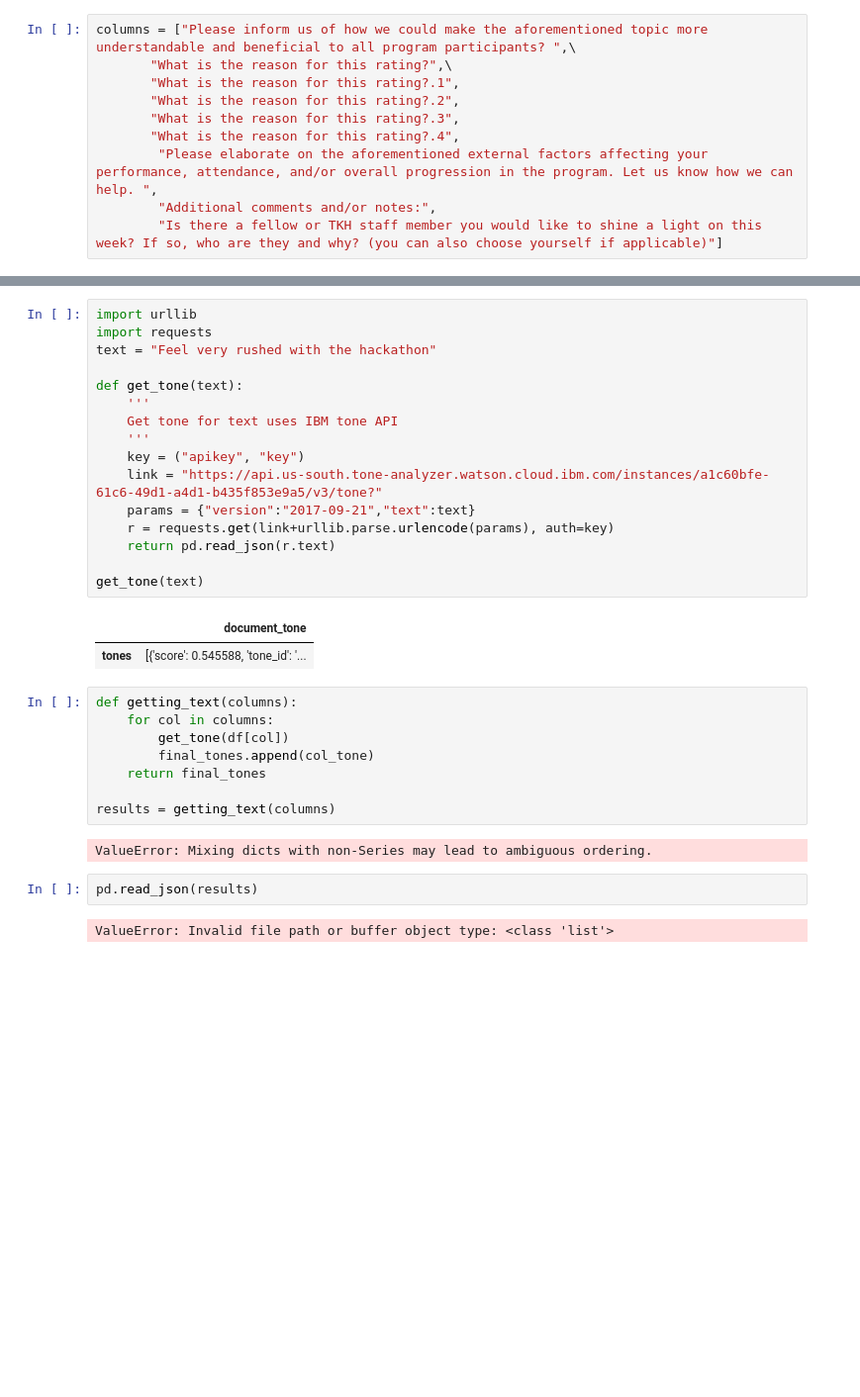
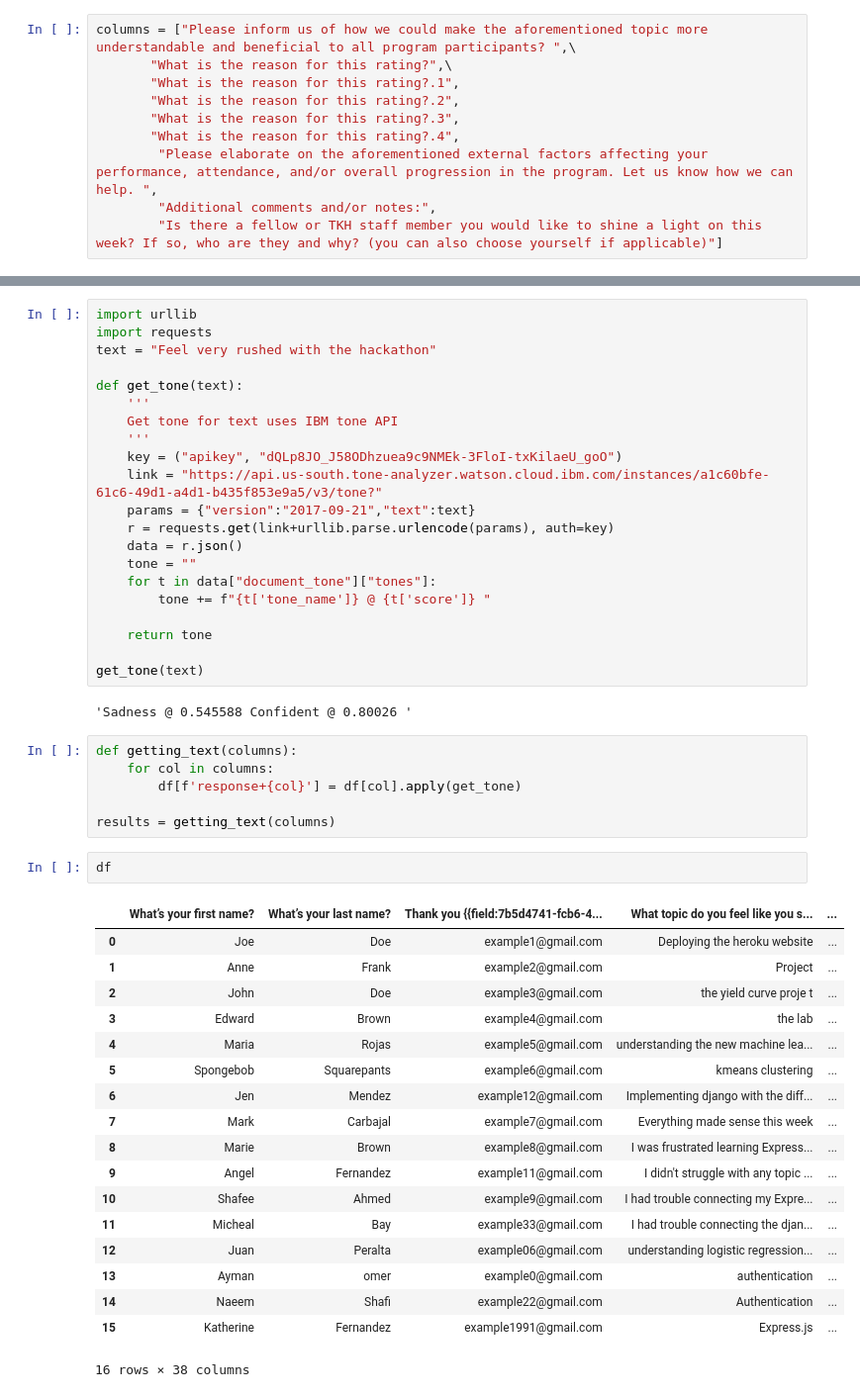
Before and after one commit to clarizamayo/BMI_Tone_Analyzer, a Jupyter notebook: analyzer.ipynb, the cells around one changed output, grey strips where cells are left out. Shown at 99% size. Cells and saved outputs as stored; diff of their text form; blank space fills up the shorter version.

Commit message:
new response columns generated

```diff
--- a/analyzer.ipynb
+++ b/analyzer.ipynb
@@ -68,27 +46,44 @@ def get_tone(text):
     '''
     Get tone for text uses IBM tone API
     '''
-    key = ("apikey", "key")
+    key = ("apikey", "dQLp8JO_J58ODhzuea9c9NMEk-3FloI-txKilaeU_goO")
     link = "https://api.us-south.tone-analyzer.watson.cloud.ibm.com/instances/a1c60bfe-61c6-49d1-a4d1-b435f853e9a5/v3/tone?"
     params = {"version":"2017-09-21","text":text}
     r = requests.get(link+urllib.parse.urlencode(params), auth=key)
-    return pd.read_json(r.text)
+    data = r.json()
+    tone = ""
+    for t in data["document_tone"]["tones"]:
+        tone += f"{t['tone_name']} @ {t['score']} "
+
+    return tone
 
 get_tone(text)
 # %% [output]
-|  | document_tone |
-| tones | [{'score': 0.545588, 'tone_id': '... |
+'Sadness @ 0.545588 Confident @ 0.80026 '
 # %%
 def getting_text(columns):
     for col in columns:
-        get_tone(df[col])
-        final_tones.append(col_tone)
-    return final_tones
+        df[f'response+{col}'] = df[col].apply(get_tone)
 
 results = getting_text(columns)
-# %% [output]
-ValueError: Mixing dicts with non-Series may lead to ambiguous ordering.
-# %%
-pd.read_json(results)
-# %% [output]
-ValueError: Invalid file path or buffer object type: <class 'list'>
+# %%
+df
+# %% [output]
+|  | What’s your first name? | What’s your last name? | Thank you {{field:7b5d4741-fcb6-4... | What topic do you feel like you s... | ... |
+| 0 | Joe | Doe | example1@gmail.com | Deploying the heroku website | ... |
+| 1 | Anne | Frank | example2@gmail.com | Project | ... |
+| 2 | John | Doe | example3@gmail.com | the yield curve proje t | ... |
+| 3 | Edward | Brown | example4@gmail.com | the lab | ... |
+| 4 | Maria | Rojas | example5@gmail.com | understanding the new machine lea... | ... |
+| 5 | Spongebob | Squarepants | example6@gmail.com | kmeans clustering | ... |
+| 6 | Jen | Mendez | example12@gmail.com | Implementing django with the diff... | ... |
+| 7 | Mark | Carbajal | example7@gmail.com | Everything made sense this week | ... |
+| 8 | Marie | Brown | example8@gmail.com | I was frustrated learning Express... | ... |
+| 9 | Angel | Fernandez | example11@gmail.com | I didn't struggle with any topic ... | ... |
+| 10 | Shafee | Ahmed | example9@gmail.com | I had trouble connecting my Expre... | ... |
+| 11 | Micheal | Bay | example33@gmail.com | I had trouble connecting the djan... | ... |
+| 12 | Juan | Peralta | example06@gmail.com | understanding logistic regression... | ... |
+| 13 | Ayman | omer | example0@gmail.com | authentication | ... |
+| 14 | Naeem | Shafi | example22@gmail.com | Authentication | ... |
+| 15 | Katherine | Fernandez | example1991@gmail.com | Express.js | ... |
+16 rows × 38 columns
```
Also changed, not shown: parts of 2 cells of this notebook.
